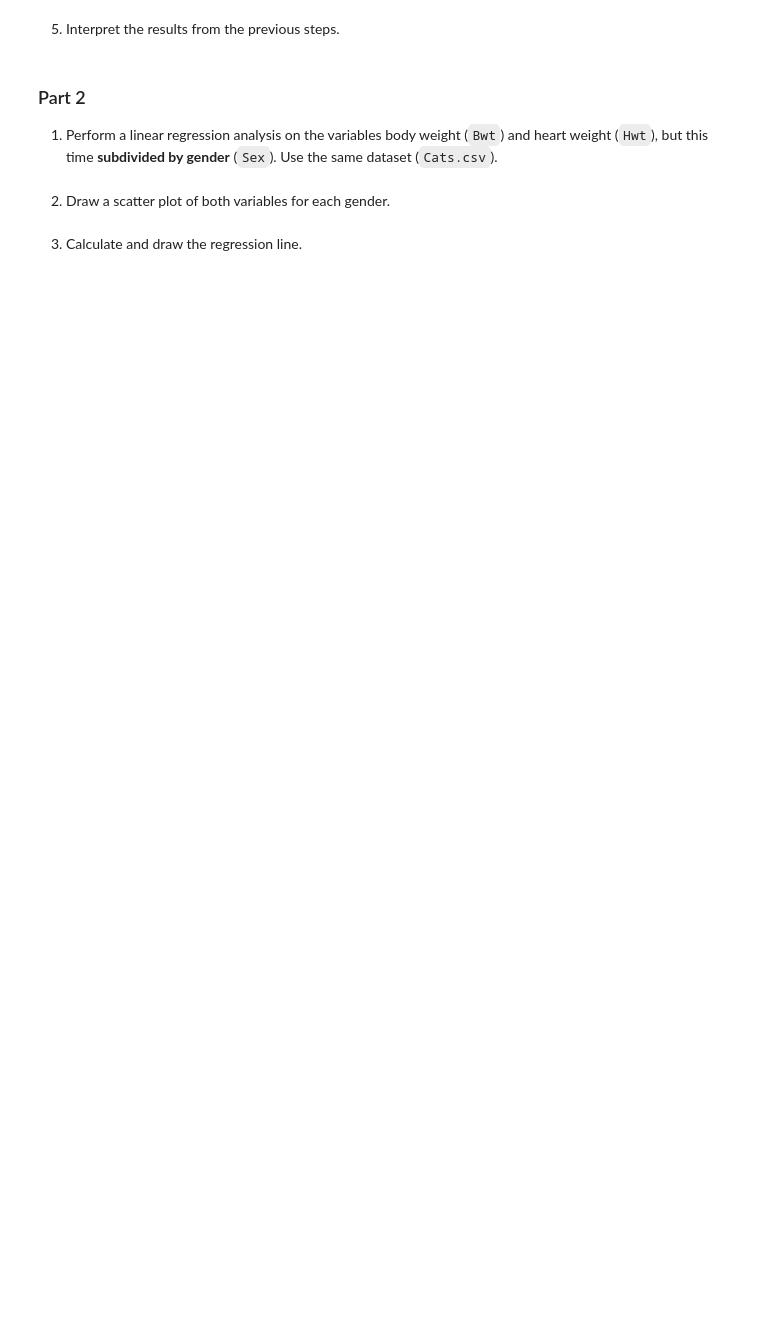
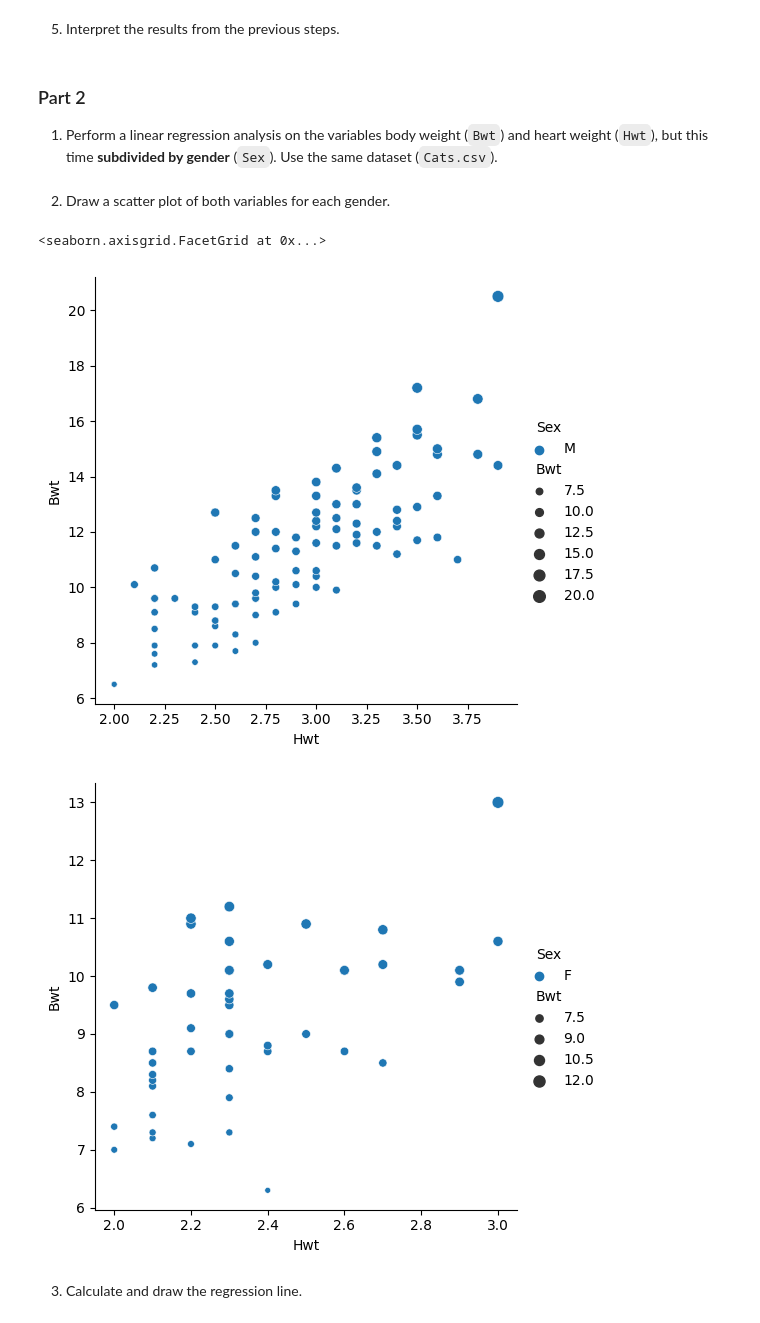
Before and after one commit to Bataklik/Data-Science-_-AI, a Jupyter notebook: 6-bivariate-quant/labs-regression.ipynb, the cells around one changed output. Saved outputs shown, nothing was run; the diff lists cells and outputs as text; code cells hidden in the pictures; blank space fills up the shorter version.

```diff
--- a/6-bivariate-quant/labs-regression.ipynb
+++ b/6-bivariate-quant/labs-regression.ipynb
@@ -47,7 +92,26 @@ cats.head()
 ### Part 2
 
 1. Perform a linear regression analysis on the variables body weight (`Bwt`) and heart weight (`Hwt`), but this time **subdivided by gender** (`Sex`). Use the same dataset (`Cats.csv`).
+# %%
+cats_m = cats[cats.Sex == 'M']
+cats_f = cats[cats.Sex == 'F']
 # %% [markdown]
 2. Draw a scatter plot of both variables for each gender.
+# %%
+# Male (Onderscheid tussen 'sex',
+# niet nooit zakelijk want maar 1 gender sex wordt getoond)
+sns.relplot(data=cats_m,
+            x='Hwt', y='Bwt',
+            size='Bwt',
+            hue='Sex', style='Sex')
+# Female
+sns.relplot(data=cats_f,
+            x='Hwt', y='Bwt',
+            size='Bwt',
+            hue='Sex', style='Sex')
+# %% [output]
+<seaborn.axisgrid.FacetGrid at 0x...>
+[figure, added]
+[figure, added]
 # %% [markdown]
 3. Calculate and draw the regression line.
```
Also changed, not shown: parts of 12 cells of this notebook.
